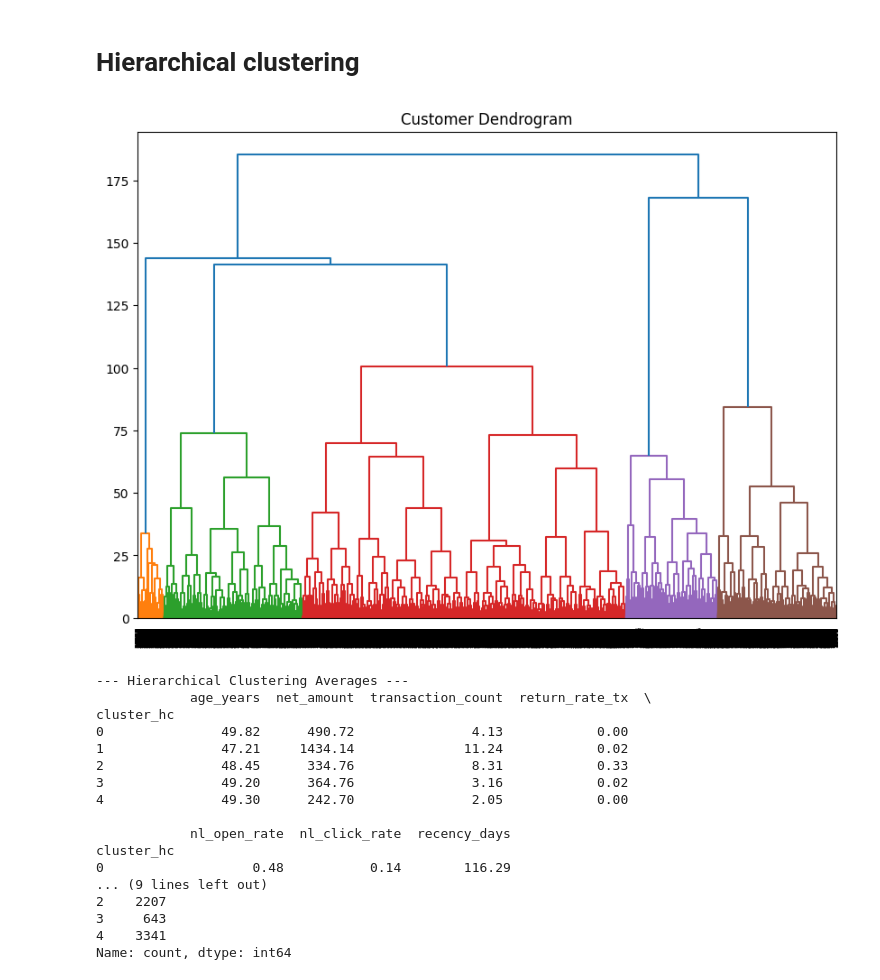
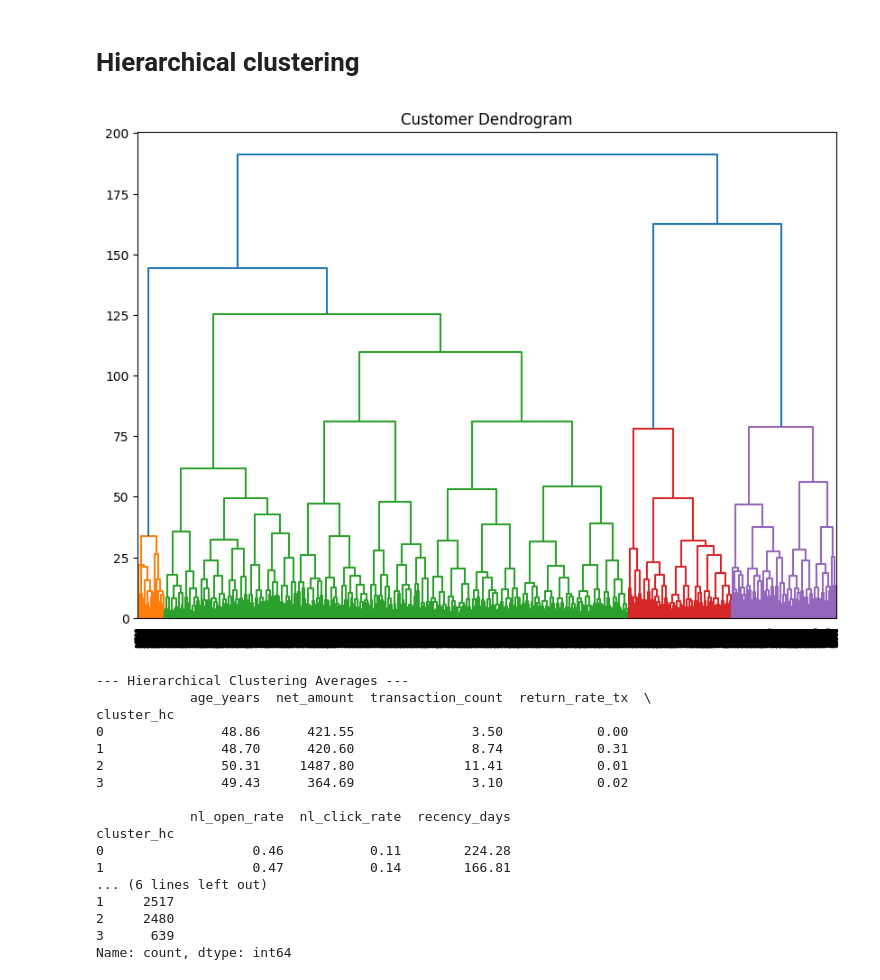
Before and after one commit to rivaedoardo62-boop/data-science-in-action-, a Jupyter notebook: clusters.ipynb, the cells around one changed output. Drawn from its saved outputs; the diff is of its cells as text; code cells hidden in the pictures.

Commit message:
removed customers with negative net_amount, added evaluation metrics

```diff
--- a/clusters.ipynb
+++ b/clusters.ipynb
@@ -18,5 +19,32 @@ import plotly.graph_objects as go
 # %%
-custom = pd.read_csv('/Users/aleksrzesny/Desktop/LUISS Y1/Python and R/labds/labds/DataScience/project/customer_features_with_clusters.csv')
-master = pd.read_csv('/Users/aleksrzesny/Desktop/LUISS Y1/Python and R/labds/labds/DataScience/project/master_transactions.csv')
+custom = pd.read_csv('customer_features_with_clusters.csv')
+master = pd.read_csv('master_transactions.csv')
 # %% [markdown]
 # Feature engineering and preprocessing
+# %%
+# 1. Calculate the actual Transaction Value for every row
+master['transaction_value'] = master['list_price'] * master['Quantity']
+
+# 2. Group by Customer to find the "Net Spenders"
+customer_financials = master.groupby('customer_id').agg(
+    total_net_spend=('transaction_value', 'sum'),
+    total_items_handled=('Quantity', 'sum'),
+    transaction_count=('customer_id', 'count')
+)
+
+# 3. Identify customers where Total Net Spend is negative
+negative_spend_ids = customer_financials[customer_financials['total_net_spend'] < 0].index.tolist()
+
+# 4. Extract their full history from the Master DF
+negative_audit_df = master[master['customer_id'].isin(negative_spend_ids)].copy()
+negative_audit_df = negative_audit_df.sort_values(by=['customer_id', 'Date'])
+
+# 5. Export to CSV
+negative_audit_df.to_csv('negative_spend_audit_detailed.csv', index=False)
+
+print(f"Found {len(negative_spend_ids)} customers with a negative total balance.")
+print("Detailed transaction history saved to 'negative_spend_audit_detailed.csv'")
+
+# Quick look at the 'Top Returners' by value
+print("\nCustomers with the most negative balances:")
+print(customer_financials.loc[negative_spend_ids].sort_values('total_net_spend').head())
@@ -23,5 +65,16 @@ master = pd.read_csv('/Users/aleksrzesny/Desktop/LUISS Y1/Python and R/labds/lab
 # %%
 custom = custom.drop('cluster', axis=1)
+# %%
+master['transaction_value'] = master['list_price'] * master['Quantity']
+
+# Calculate the total lifetime value (LTV) for every customer in the dataset
+customer_check = master.groupby('customer_id')['transaction_value'].sum()
+
+# Identify 'Valid' IDs (those who have spent €0.00 or more in total)
+valid_customer_ids = customer_check[customer_check >= 0].index
+
+# Create a clean master dataframe excluding the negative spenders
+master = master[master['customer_id'].isin(valid_customer_ids)].copy()
 # %%
 # Converting Date and calculating Recency (Days since last purchase relative to Feb 28, 2025)
 master['Date'] = pd.to_datetime(master['Date'], format='%d%b%Y', errors='coerce')
@@ -255,37 +308,37 @@ plt.show()
 # %%
 # VISUALIZE THE DENDROGRAM
 plt.figure(figsize=(10, 7))
 plt.title("Customer Dendrogram")
 dendrogram = sch.dendrogram(sch.linkage(X_scaled, method='ward'))
 plt.show()
 
 # RUN THE CLUSTERING
-hc = AgglomerativeClustering(n_clusters=5, metric='euclidean', linkage='ward')
+hc = AgglomerativeClustering(n_clusters=4, metric='euclidean', linkage='ward')
 df_final['cluster_hc'] = hc.fit_predict(X_scaled)
 
 hc_summary = df_final.groupby('cluster_hc')[num_cols].mean().round(2)
 print("--- Hierarchical Clustering Averages ---")
 print(hc_summary)
 
 print("\n--- Cluster Sizes ---")
 print(df_final['cluster_hc'].value_counts().sort_index())
 # %% [output]
-[figure, old version]
+[figure, new version]
 --- Hierarchical Clustering Averages ---
             age_years  net_amount  transaction_count  return_rate_tx  \
 cluster_hc
-0               49.82      490.72               4.13            0.00
-1               47.21     1434.14              11.24            0.02
-2               48.45      334.76               8.31            0.33
-3               49.20      364.76               3.16            0.02
-4               49.30      242.70               2.05            0.00
+0               48.86      421.55               3.50            0.00
+1               48.70      420.60               8.74            0.31
+2               50.31     1487.80              11.41            0.01
+3               49.43      364.69               3.10            0.02
 
             nl_open_rate  nl_click_rate  recency_days
 cluster_hc
-0                   0.48           0.14        116.29
-... (9 lines left out)
-2    2207
-3     643
-4    3341
+0                   0.46           0.11        224.28
+1                   0.47           0.14        166.81
+... (6 lines left out)
+1     2517
+2     2480
+3      639
 Name: count, dtype: int64
 # %%
```
Also changed, not shown: parts of 13 cells of this notebook.
